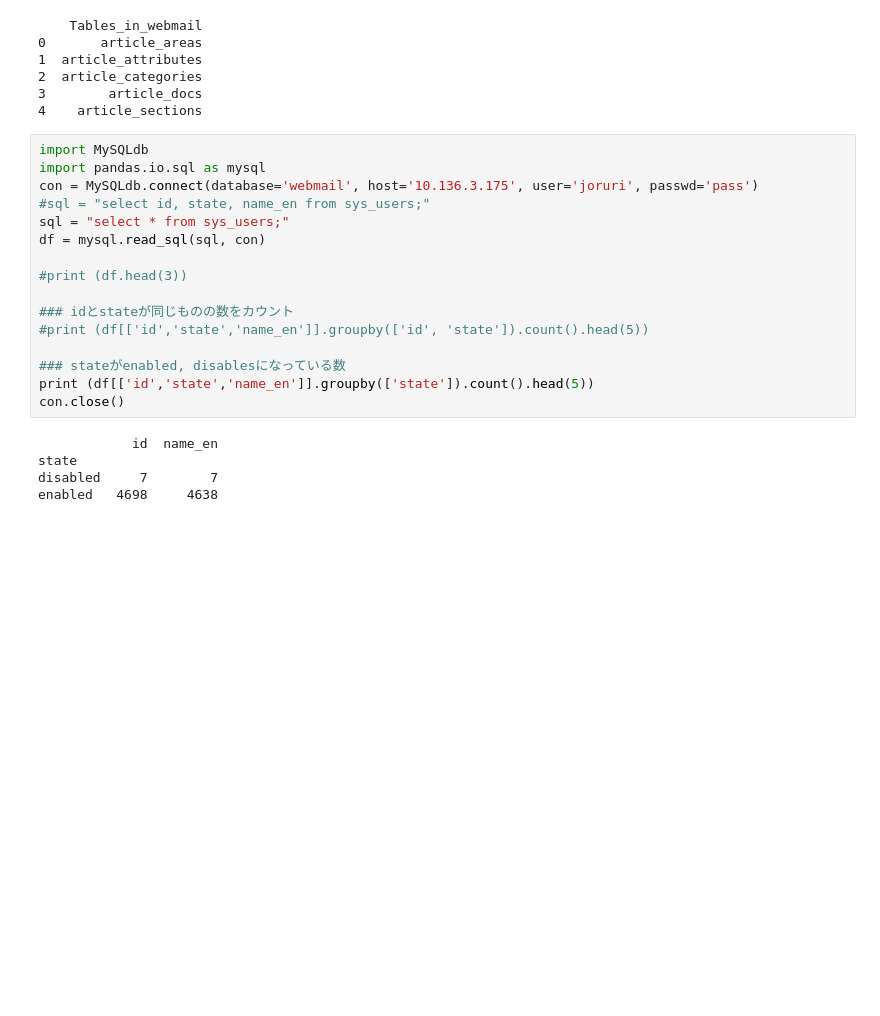
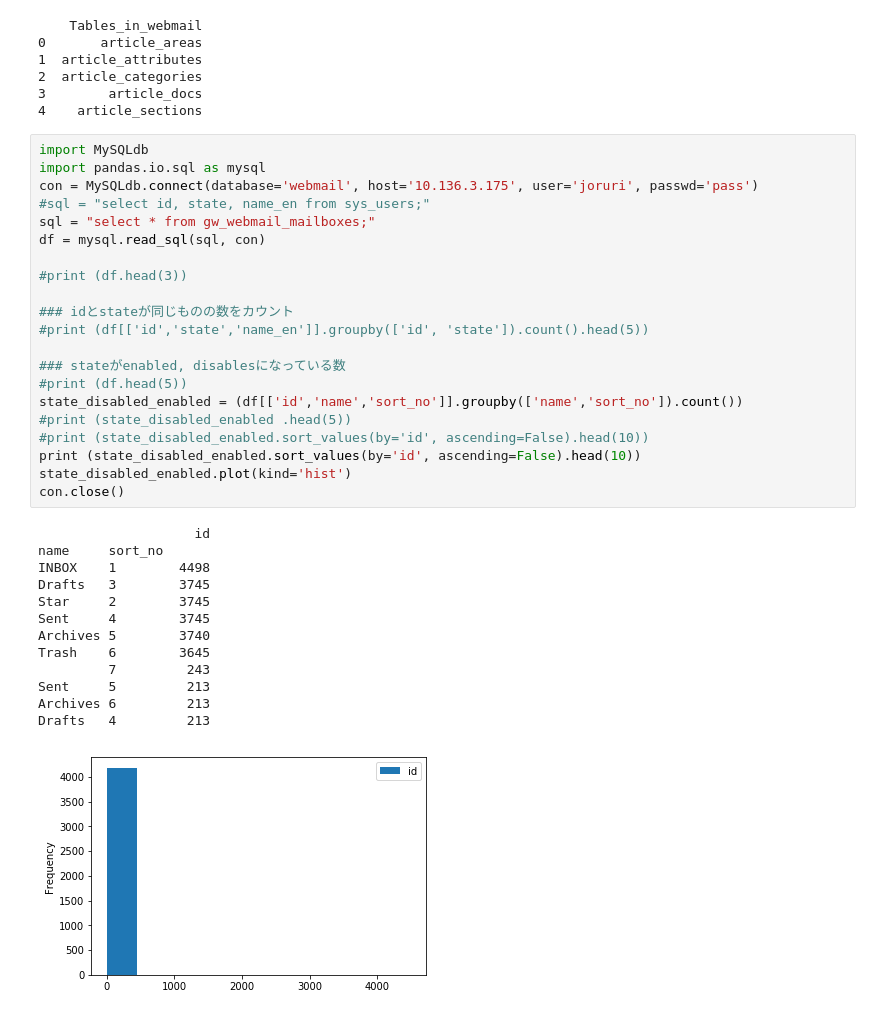
Before and after one commit to ftakao2007/python, a Jupyter notebook: jupyter_notebook/pandas_test.ipynb, the cells around one changed output. Cells and saved outputs as stored; diff of their text form; blank space fills up the shorter version.

```diff
--- a/jupyter_notebook/pandas_test.ipynb
+++ b/jupyter_notebook/pandas_test.ipynb
@@ -420,21 +420,35 @@ con.close()
 # %%
 import MySQLdb
 import pandas.io.sql as mysql
 con = MySQLdb.connect(database='webmail', host='10.136.3.175', user='joruri', passwd='pass')
 #sql = "select id, state, name_en from sys_users;"
-sql = "select * from sys_users;"
+sql = "select * from gw_webmail_mailboxes;"
 df = mysql.read_sql(sql, con)
 
 #print (df.head(3))
 
 ### idとstateが同じものの数をカウント
 #print (df[['id','state','name_en']].groupby(['id', 'state']).count().head(5))
 
 ### stateがenabled, disablesになっている数
-print (df[['id','state','name_en']].groupby(['state']).count().head(5))
+#print (df.head(5))
+state_disabled_enabled = (df[['id','name','sort_no']].groupby(['name','sort_no']).count())
+#print (state_disabled_enabled .head(5))
+#print (state_disabled_enabled.sort_values(by='id', ascending=False).head(10))
+print (state_disabled_enabled.sort_values(by='id', ascending=False).head(10))
+state_disabled_enabled.plot(kind='hist')
 con.close()
 # %% [output]
-            id  name_en
-state
-disabled     7        7
-enabled   4698     4638
+                    id
+name     sort_no
+INBOX    1        4498
+Drafts   3        3745
+Star     2        3745
+Sent     4        3745
+Archives 5        3740
+Trash    6        3645
+         7         243
+Sent     5         213
+Archives 6         213
+Drafts   4         213
+[figure, added]
```
